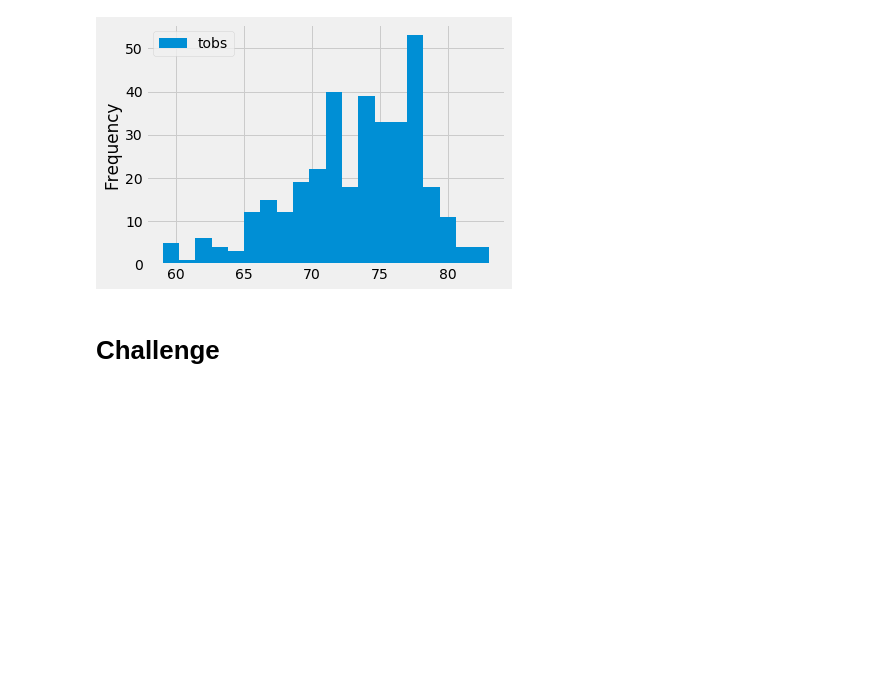
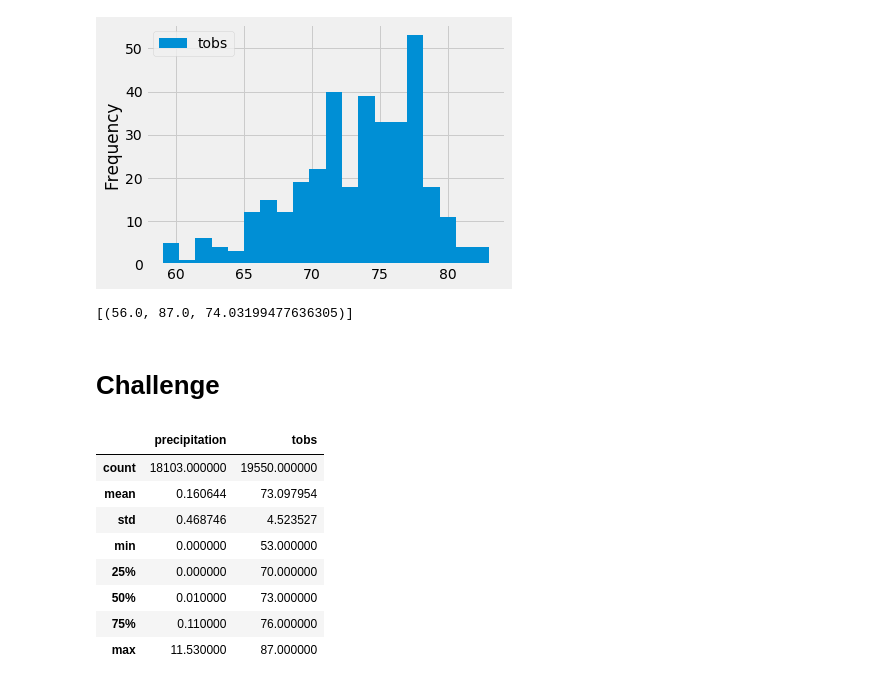
Before and after one commit to hillarykrumbholz/Surfs_Up, a Jupyter notebook: climate_analysis.ipynb, the cells around one changed output. Saved outputs shown, nothing was run; the diff lists cells and outputs as text; code cells hidden in the pictures; blank space fills up the shorter version.

```diff
--- a/climate_analysis.ipynb
+++ b/climate_analysis.ipynb
@@ -123,5 +123,32 @@ plt.tight_layout()
 # %%
 # Write a function called `calc_temps` that will accept start date and end date in the format '%Y-%m-%d'
 # and return the minimum, average, and maximum temperatures for that range of dates
+def calc_temps(start_date, end_date):
+    return session.query(func.min(Measurement.tobs), func.max(Measurement.tobs), func.avg(Measurement.tobs)).\
+        filter(Measurement.date >= start_date).\
+        filter(Measurement.date <= end_date).all()
+min_avg_max_temps = (calc_temps("2015-01-01", "2019-12-31"))
+print(min_avg_max_temps)
+# %% [output]
+[(56.0, 87.0, 74.03199477636305)]
 # %% [markdown]
 # Challenge
+# %%
+# Identify key statistical data across all of the stations and years using the describe() function.
+all_years_results = session.query(Measurement.date, Measurement.prcp, Measurement.tobs, Measurement.station).all()
+# Create a dataframe for all data points
+all_years_df = pd.DataFrame(all_years_results, columns=["date", "precipitation", "tobs", "stations"])
+
+all_years_df.head()
+
+all_years_df.describe()
+# %% [output]
+|  | precipitation | tobs |
+| count | 18103.000000 | 19550.000000 |
+| mean | 0.160644 | 73.097954 |
+| std | 0.468746 | 4.523527 |
+| min | 0.000000 | 53.000000 |
+| 25% | 0.000000 | 70.000000 |
+| 50% | 0.010000 | 73.000000 |
+| 75% | 0.110000 | 76.000000 |
+| max | 11.530000 | 87.000000 |
```
Also changed, not shown: parts of 4 cells of this notebook, 1 other file.
